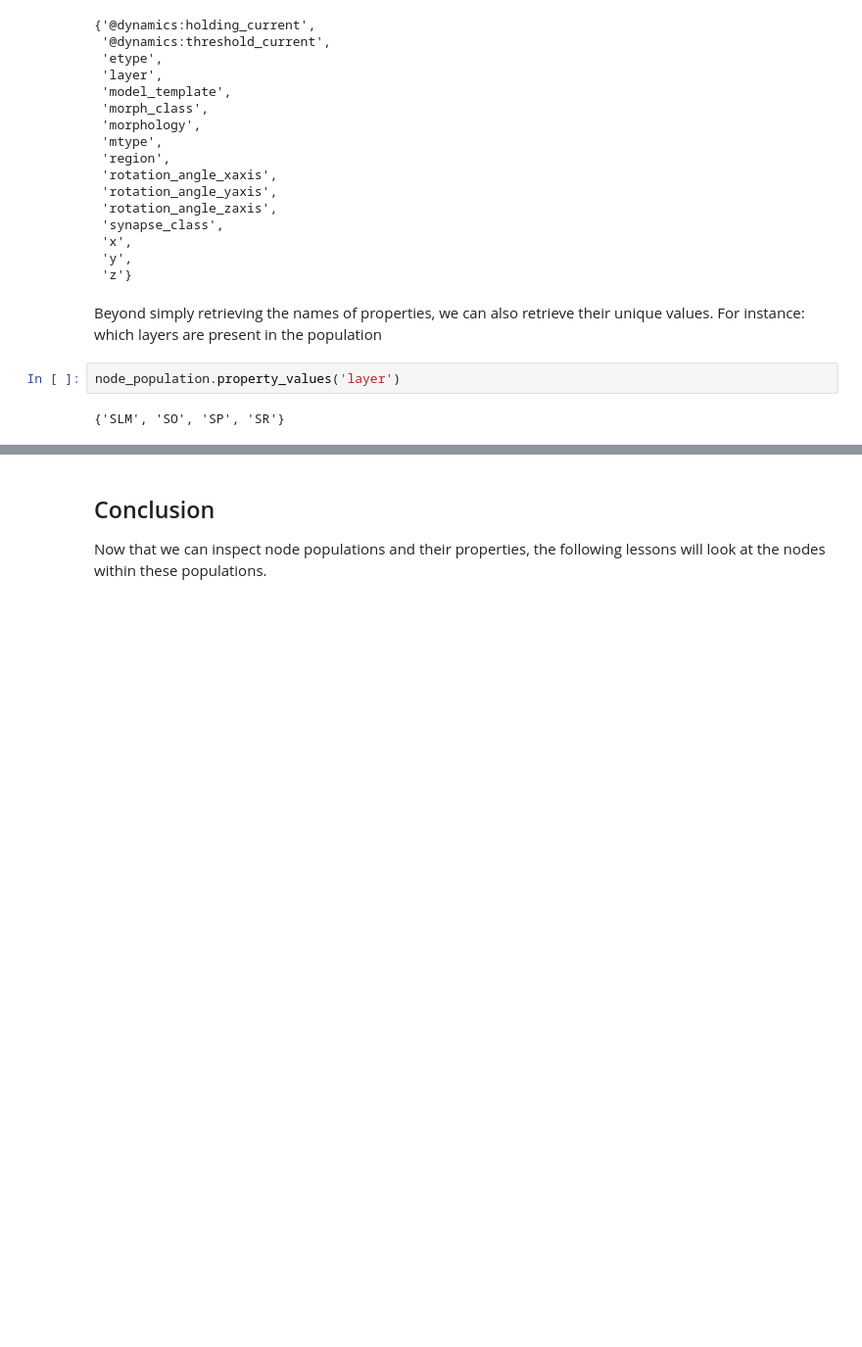
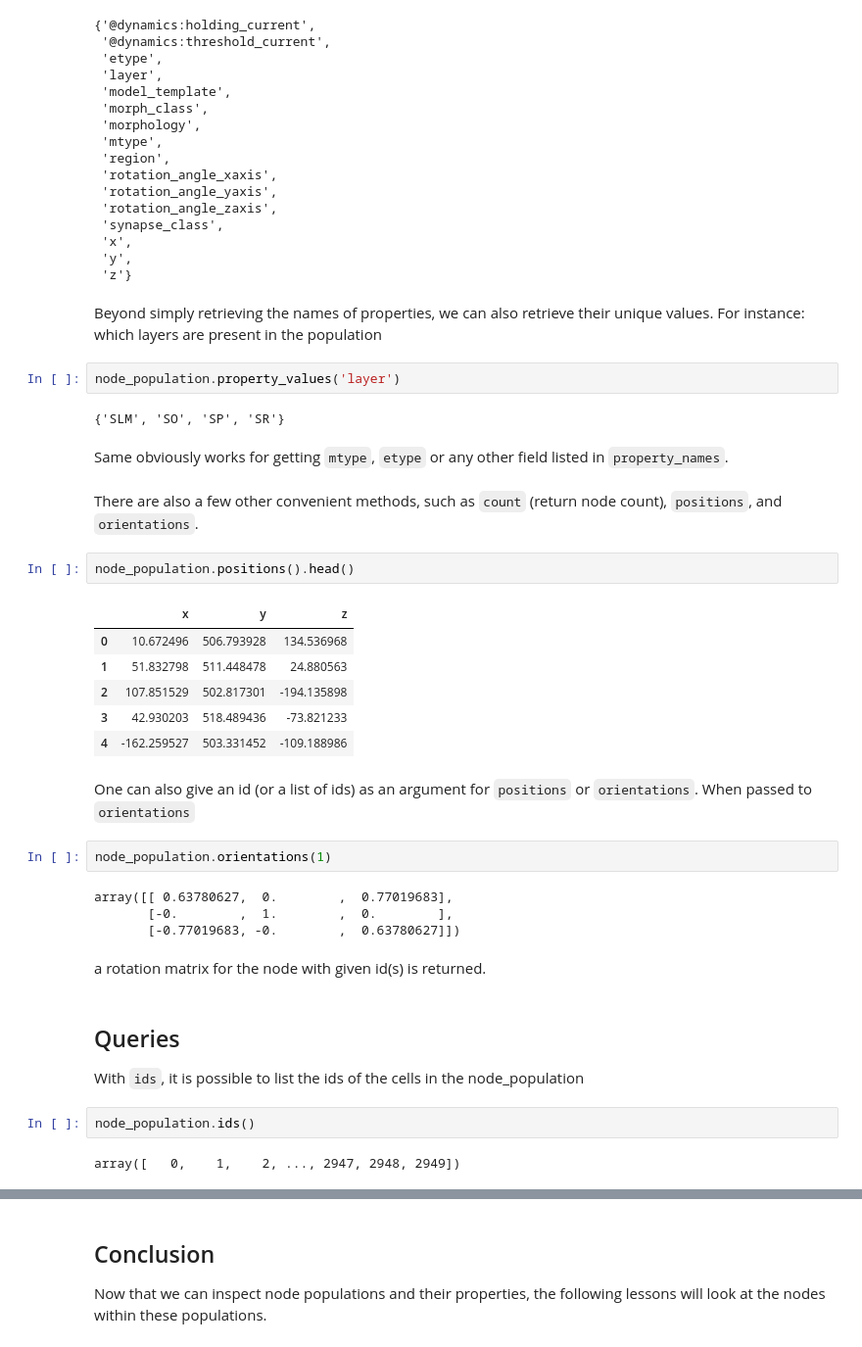
Before and after one commit to BlueBrain/snap, a Jupyter notebook: doc/source/notebooks/02_node_populations.ipynb, the cells around one changed output, grey strips where cells are left out. Shown: that part at 98% size. Cells and saved outputs as stored; diff of their text form; blank space fills up the shorter version.

```diff
--- a/doc/source/notebooks/02_node_populations.ipynb
+++ b/doc/source/notebooks/02_node_populations.ipynb
@@ -59,3 +59,33 @@ Beyond simply retrieving the names of properties, we can also retrieve their uni
 node_population.property_values('layer')
 # %% [output]
 {'SLM', 'SO', 'SP', 'SR'}
+# %% [markdown]
+Same obviously works for getting `mtype`, `etype` or any other field listed in `property_names`.
+# %% [markdown]
+There are also a few other convenient methods, such as `count` (return node count), `positions`, and `orientations`.
+# %%
+node_population.positions().head()
+# %% [output]
+|  | x | y | z |
+| 0 | 10.672496 | 506.793928 | 134.536968 |
+| 1 | 51.832798 | 511.448478 | 24.880563 |
+| 2 | 107.851529 | 502.817301 | -194.135898 |
+| 3 | 42.930203 | 518.489436 | -73.821233 |
+| 4 | -162.259527 | 503.331452 | -109.188986 |
+# %% [markdown]
+One can also give an id (or a list of ids) as an argument for `positions` or `orientations`. When passed to `orientations`
+# %%
+node_population.orientations(1)
+# %% [output]
+array([[ 0.63780627,  0.        ,  0.77019683],
+       [-0.        ,  1.        ,  0.        ],
+       [-0.77019683, -0.        ,  0.63780627]])
+# %% [markdown]
+a rotation matrix for the node with given id(s) is returned.
+# %% [markdown]
+## Queries
+With `ids`, it is possible to list the ids of the cells in the node_population
+# %%
+node_population.ids()
+# %% [output]
+array([   0,    1,    2, ..., 2947, 2948, 2949])
```
Also changed, not shown: parts of 7 cells of this notebook, 6 other files.
